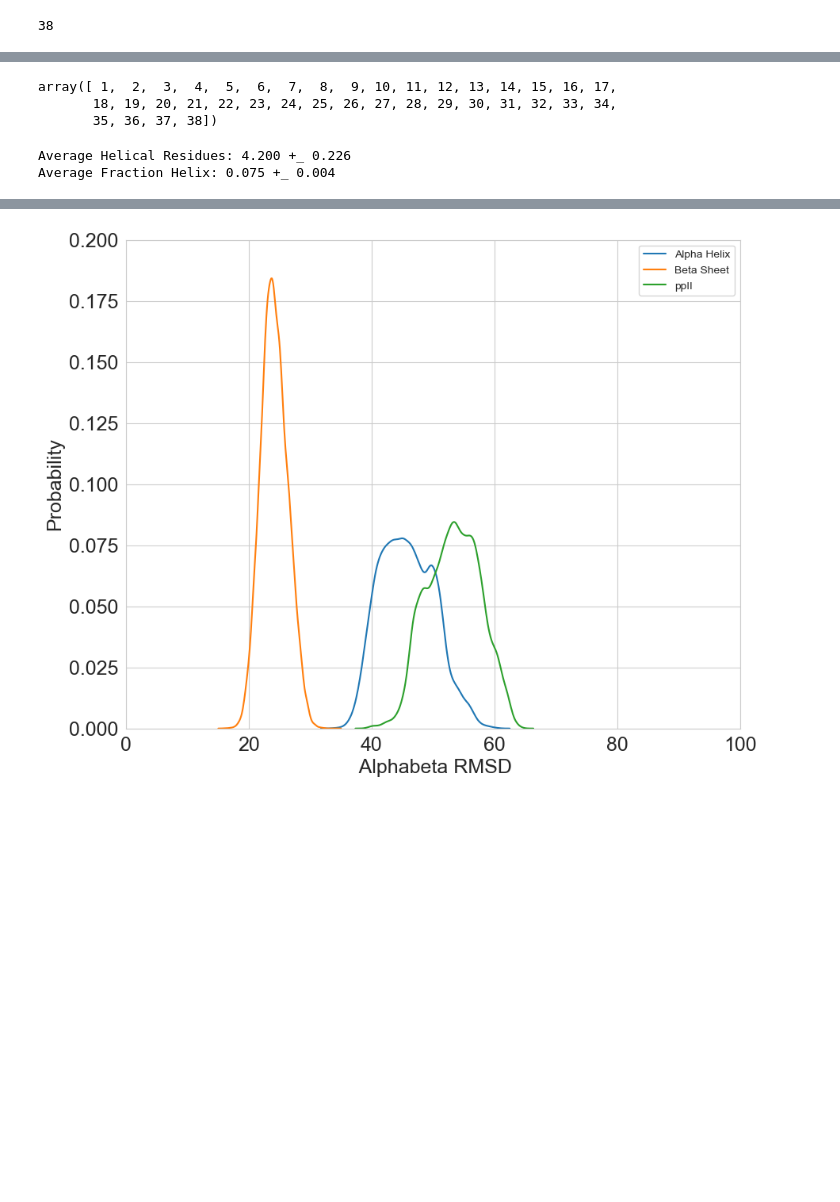
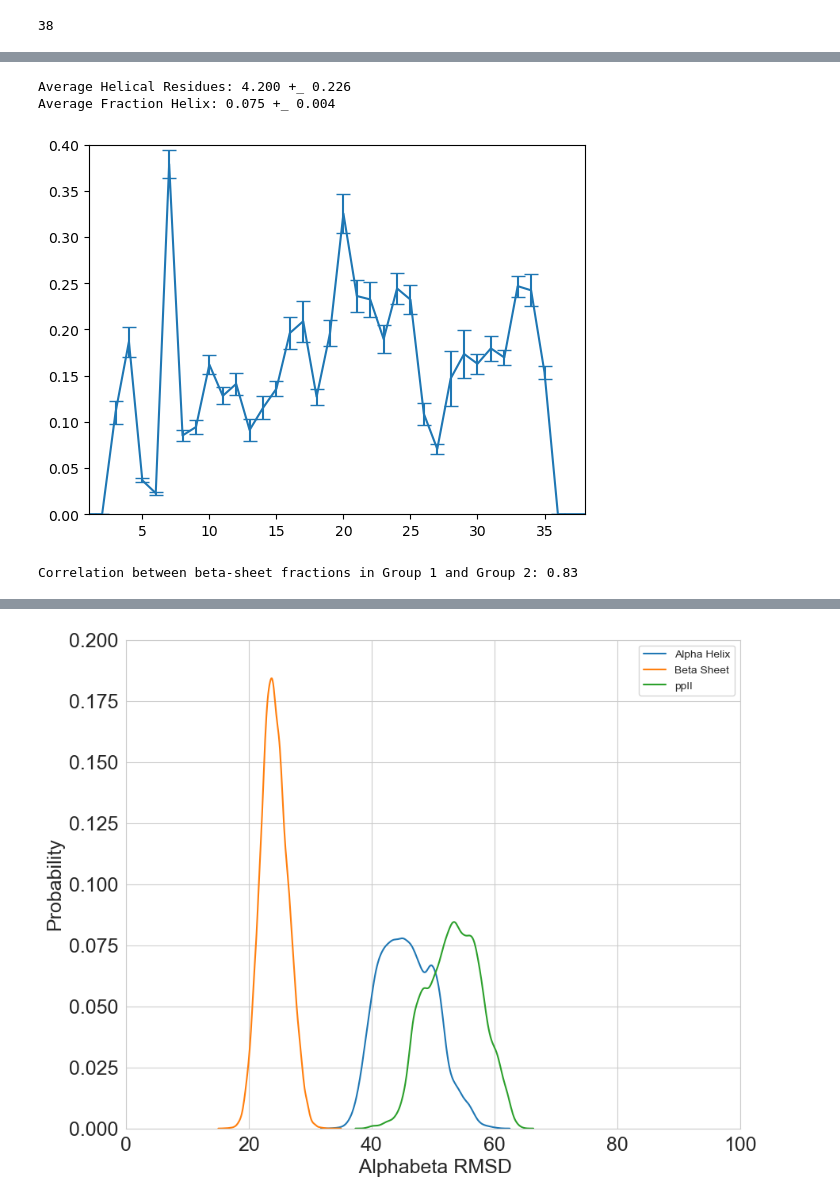
Before and after one commit to paulrobustelli/Garcia_hIAPP_monomer_binders_2025, a Jupyter notebook: hiapp_s20g_apo/hiapp_s20g_apo_simulation_analysis_300k.ipynb, the cells around one changed output, grey strips where cells are left out. Cells and saved outputs as stored; diff of their text form; code cells hidden in the pictures; blank space fills up the shorter version.

```diff
--- a/hiapp_s20g_apo/hiapp_s20g_apo_simulation_analysis_300k.ipynb
+++ b/hiapp_s20g_apo/hiapp_s20g_apo_simulation_analysis_300k.ipynb
@@ -471,9 +470,3 @@ Warning: Use more data
-# %%
-hres_renum
-# %% [output]
-array([ 1,  2,  3,  4,  5,  6,  7,  8,  9, 10, 11, 12, 13, 14, 15, 16, 17,
-       18, 19, 20, 21, 22, 23, 24, 25, 26, 27, 28, 29, 30, 31, 32, 33, 34,
-       35, 36, 37, 38])
 # %%
 dsspH = np.copy(dsspH1)
 dsspH[dsspH == 'H'] = 1
@@ -491,3 +484,68 @@ print("Average Fraction Helix:%6.3lf" %
 # %% [output]
 Average Helical Residues: 4.200 +_ 0.226
 Average Fraction Helix: 0.075 +_ 0.004
+# %%
+# dssp convert more
+dsspH1_more = md.compute_dssp(trjH1, simplified=False)
+#bend_content = np.copy(dsspH1_more)
+dsspH1_more = np.where(dsspH1_more == "S", 1, 0)
+Sprop = np.sum(dsspH1_more, axis=0).astype(float)/len(dsspH1_more)
+H1_S = np.zeros((len(dsspH1_more[0]), 2))
+for i in range(0, len(dsspH1_more[0])):
+        data = dsspH1_more[:, i].astype(float)
+        if(np.mean(data) > 0):
+            H1_S[i] = [np.mean(data), (block(data))**.5]
+
+np.savetxt(outdir+'Sprop.err.dat', np.column_stack((hres_renum, H1_S[:, 0], H1_S[:, 1])))
+
+plt.errorbar(hres_renum, H1_S[:,0], yerr=H1_S[:, 1], capsize=5, label='Bend')
+plt.ylim(0, 0.40)
+plt.xlim(1,38)
+plt.show()
+# %% [output]
+[figure, added]
+# %%
+# Define the residue ranges for the two groups
+group1_residues = range(0, 20)  # residues 1 to 20
+group2_residues = range(20, 38)  # residues 21 to 38
+
+# Compute secondary structure using DSSP
+dssp = md.compute_dssp(trj)
+
+# Define beta-sheet structure identifiers
+beta_sheet_identifiers = ['E', 'B']
+
+# Initialize arrays to store beta-sheet fractions for each frame
+beta_sheet_fraction_group1 = np.zeros(trj.n_frames)
+beta_sheet_fraction_group2 = np.zeros(trj.n_frames)
+
+# Loop through each frame and compute the fraction of beta-sheet in both groups
+for frame_idx in range(trj.n_frames):
+    # Get DSSP annotations for group1 and group2 residues in the current frame
+    group1_dssp = dssp[frame_idx][group1_residues]
+    group2_dssp = dssp[frame_idx][group2_residues]
+
+    # Compute the fraction of residues in group1 that are in beta-sheet conformation
+    beta_sheet_count_group1 = sum(1 for ss in group1_dssp if ss in beta_sheet_identifiers)
+    beta_sheet_fraction_group1[frame_idx] = beta_sheet_count_group1 / len(group1_residues)
+
+    # Compute the fraction of residues in group2 that are in beta-sheet conformation
+    beta_sheet_count_group2 = sum(1 for ss in group2_dssp if ss in beta_sheet_identifiers)
+    beta_sheet_fraction_group2[frame_idx] = beta_sheet_count_group2 / len(group2_residues)
+
+# Print the beta-sheet fraction for each frame
+# for frame in range(trj.n_frames):
+    # print(f'Frame {frame}: Beta-sheet fraction in Group 1 = {beta_sheet_fraction_group1[frame]:.2f}, '
+    #       f'Beta-sheet fraction in Group 2 = {beta_sheet_fraction_group2[frame]:.2f}')
+
+# Calculate the average beta-sheet fraction across all frames for both groups
+average_beta_sheet_fraction_group1 = np.mean(beta_sheet_fraction_group1)
+average_beta_sheet_fraction_group2 = np.mean(beta_sheet_fraction_group2)
+# print(f'Average beta-sheet fraction in Group 1: {average_beta_sheet_fraction_group1:.2f}')
+# print(f'Average beta-sheet fraction in Group 2: {average_beta_sheet_fraction_group2:.2f}')
+
+# Calculate the correlation between the beta-sheet fractions of the two groups
+correlation = np.corrcoef(beta_sheet_fraction_group1, beta_sheet_fraction_group2)[0, 1]
+print(f'Correlation between beta-sheet fractions in Group 1 and Group 2: {correlation:.2f}')
+# %% [output]
+Correlation between beta-sheet fractions in Group 1 and Group 2: 0.83
```
Also changed, not shown: parts of 4 cells of this notebook, 40 other files.
